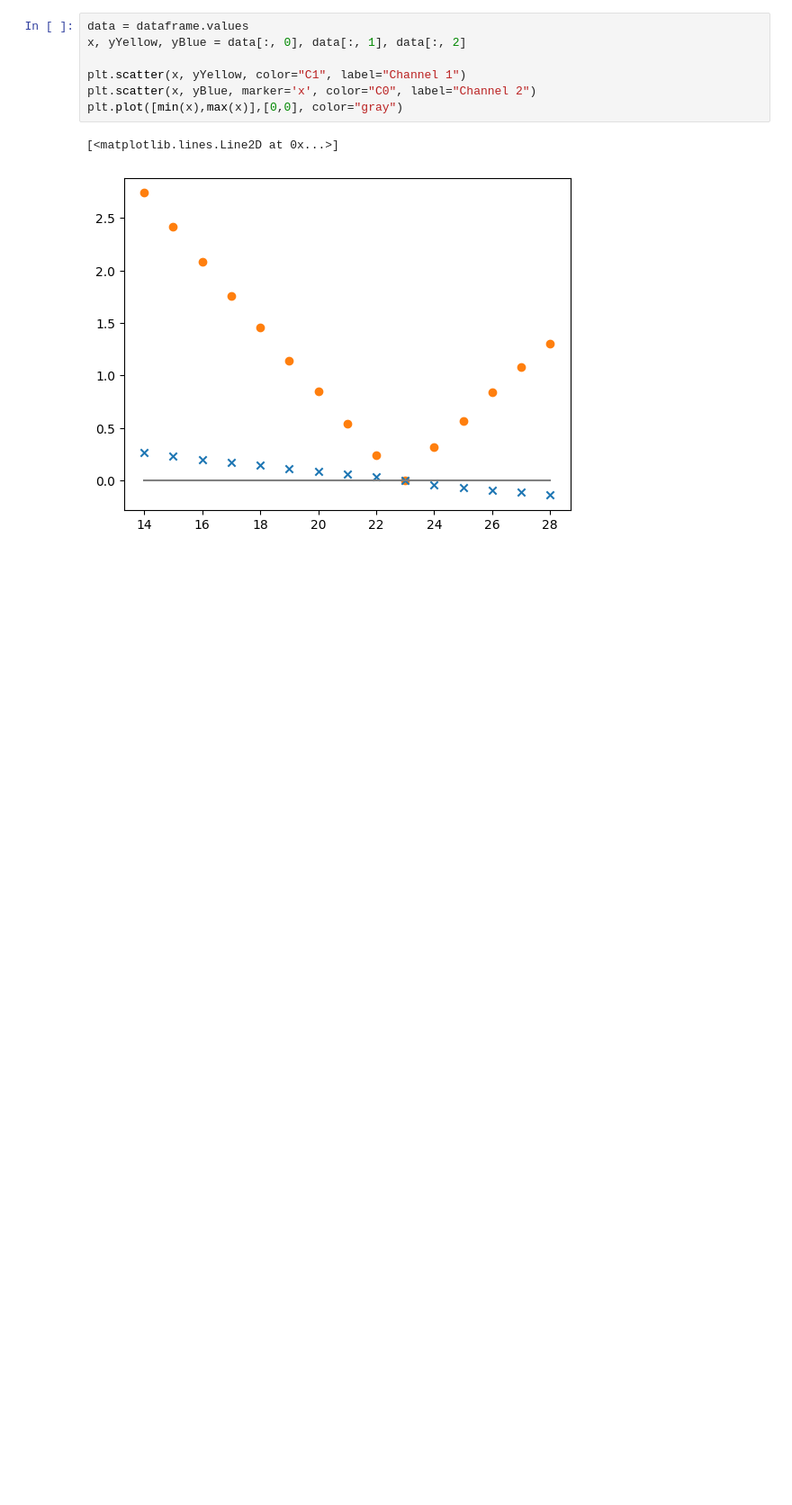
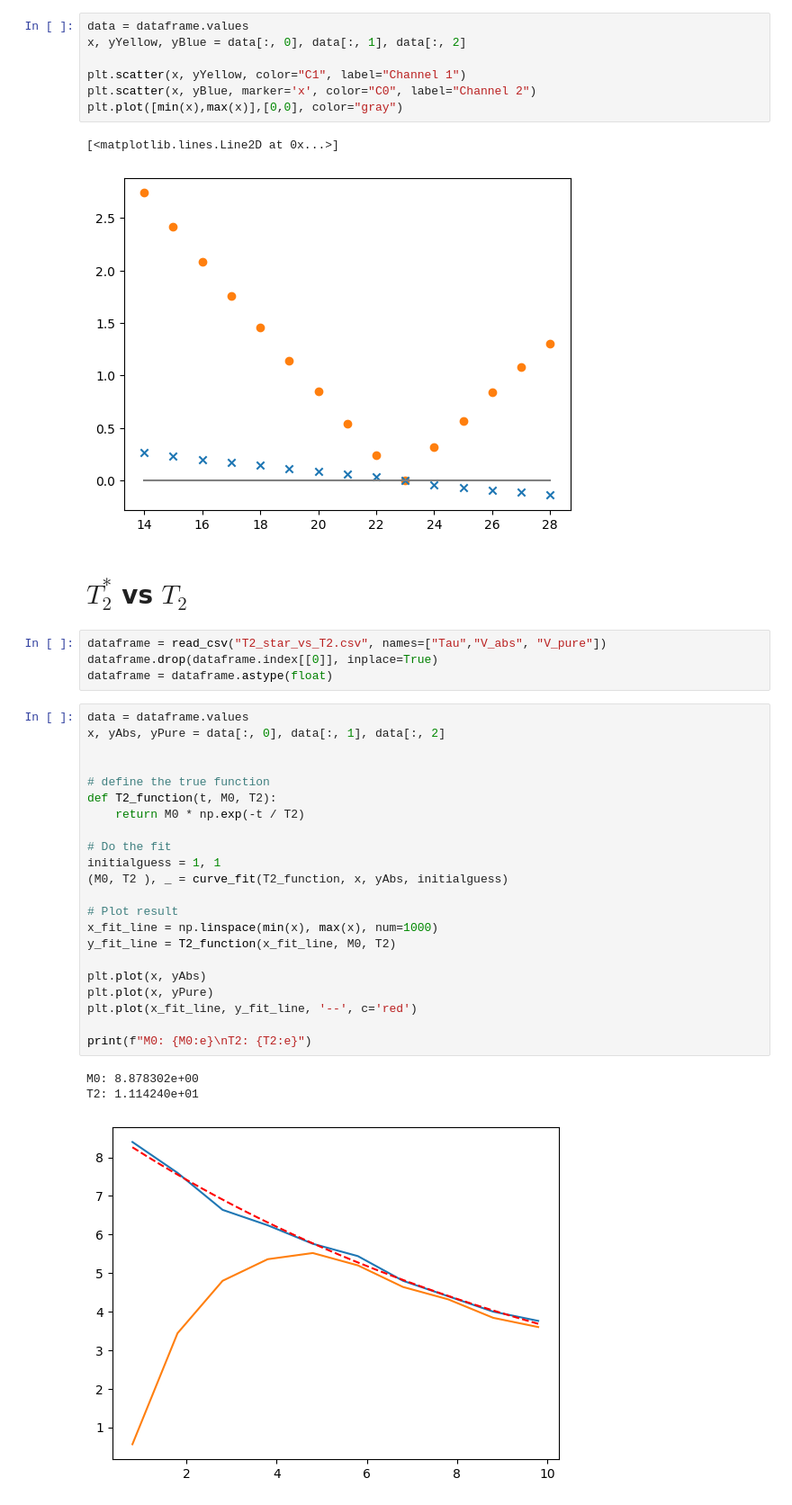
Before and after one commit to benjaminorthner/quantumlab, a Jupyter notebook: nmr/nmr.ipynb, the cells around one changed output. Shown: that part at 90% size. Drawn from its saved outputs; the diff is of its cells as text; blank space fills up the shorter version.

Commit message:
T2_star vs T2

```diff
--- a/nmr/nmr.ipynb
+++ b/nmr/nmr.ipynb
@@ -52,3 +52,35 @@ plt.plot([min(x),max(x)],[0,0], color="gray")
 # %% [output]
 [<matplotlib.lines.Line2D at 0x...>]
 [figure]
+# %% [markdown]
+# $T_2^*$ vs $T_2$
+# %%
+dataframe = read_csv("T2_star_vs_T2.csv", names=["Tau","V_abs", "V_pure"])
+dataframe.drop(dataframe.index[[0]], inplace=True)
+dataframe = dataframe.astype(float)
+# %%
+data = dataframe.values
+x, yAbs, yPure = data[:, 0], data[:, 1], data[:, 2]
+
+
+# define the true function
+def T2_function(t, M0, T2):
+	return M0 * np.exp(-t / T2)
+
+# Do the fit
+initialguess = 1, 1
+(M0, T2 ), _ = curve_fit(T2_function, x, yAbs, initialguess)
+
+# Plot result
+x_fit_line = np.linspace(min(x), max(x), num=1000)
+y_fit_line = T2_function(x_fit_line, M0, T2)
+
+plt.plot(x, yAbs)
+plt.plot(x, yPure)
+plt.plot(x_fit_line, y_fit_line, '--', c='red')
+
+print(f"M0: {M0:e}\nT2: {T2:e}")
+# %% [output]
+M0: 8.878302e+00
+T2: 1.114240e+01
+[figure, added]
```
Also changed, not shown: parts of 1 cell of this notebook, 1 other file.
